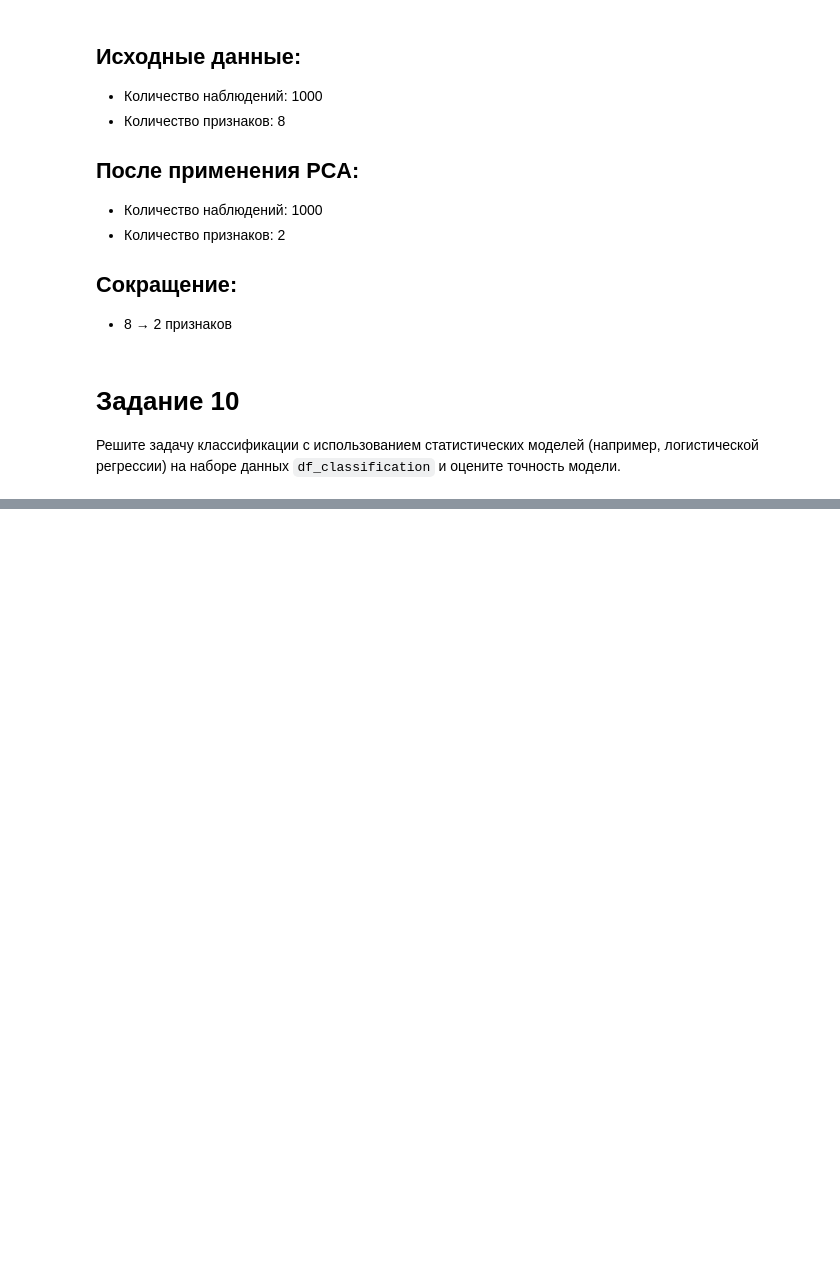
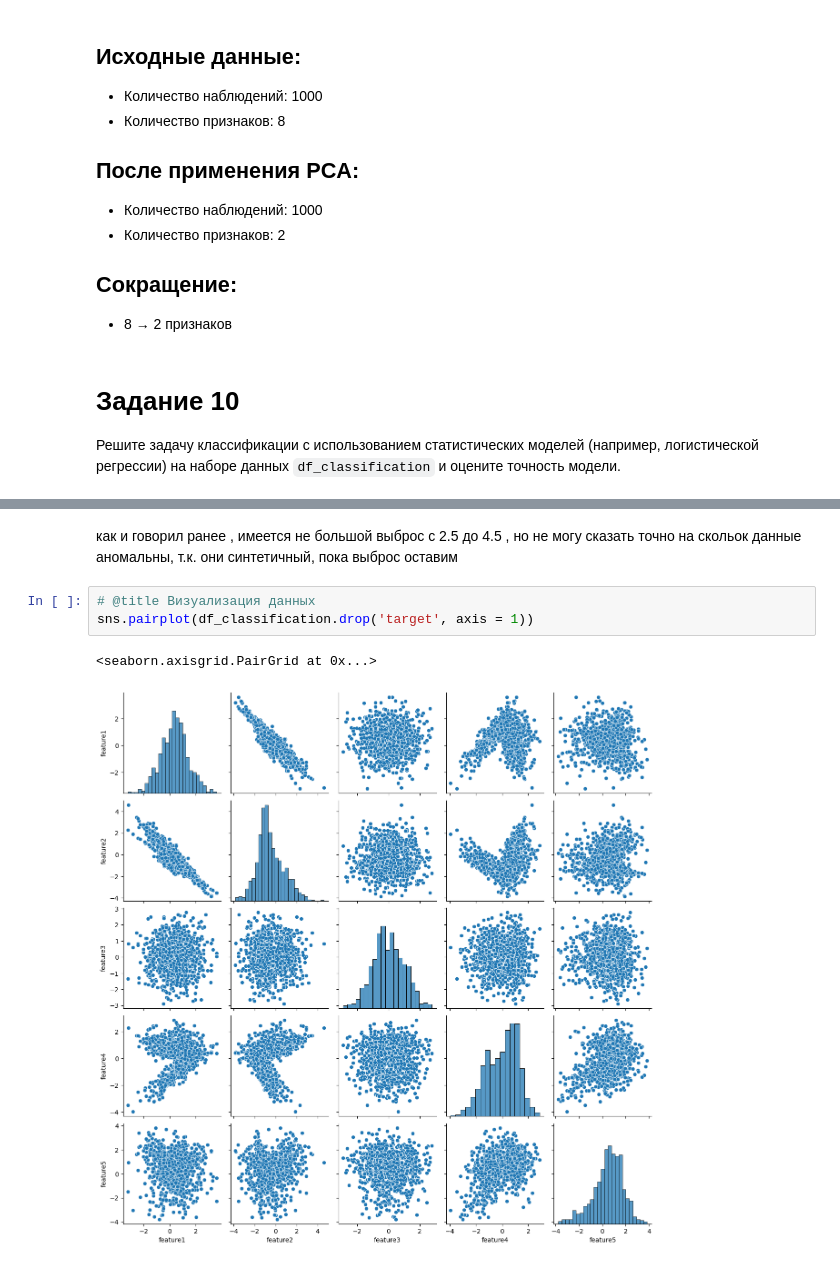
Before and after one commit to JaroslavSavik/Stats_train, a Jupyter notebook: stats_train.ipynb, the cells around one changed output, grey strips where cells are left out. Saved outputs shown, nothing was run; the diff lists cells and outputs as text; blank space fills up the shorter version.

```diff
--- a/stats_train.ipynb
+++ b/stats_train.ipynb
@@ -982,0 +1019,8 @@ df_classification
+# %% [markdown]
+как и говорил ранее , имеется не большой выброс с 2.5 до 4.5 , но не могу сказать точно на скольок данные аномальны, т.к. они синтетичный, пока выброс оставим
+# %%
+# @title Визуализация данных
+sns.pairplot(df_classification.drop('target', axis = 1))
+# %% [output]
+<seaborn.axisgrid.PairGrid at 0x...>
+[figure, added]
```
Also changed, not shown: parts of 20 cells of this notebook.
